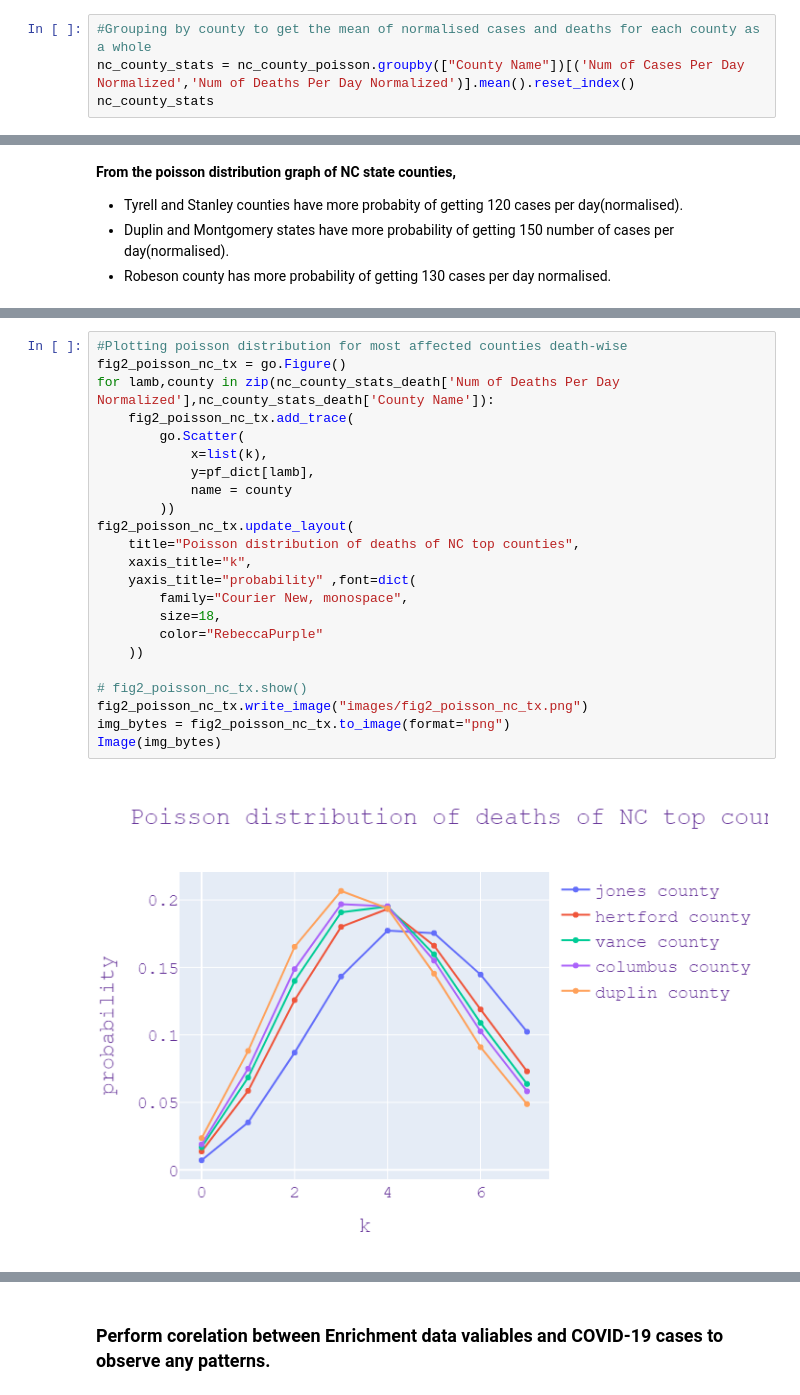
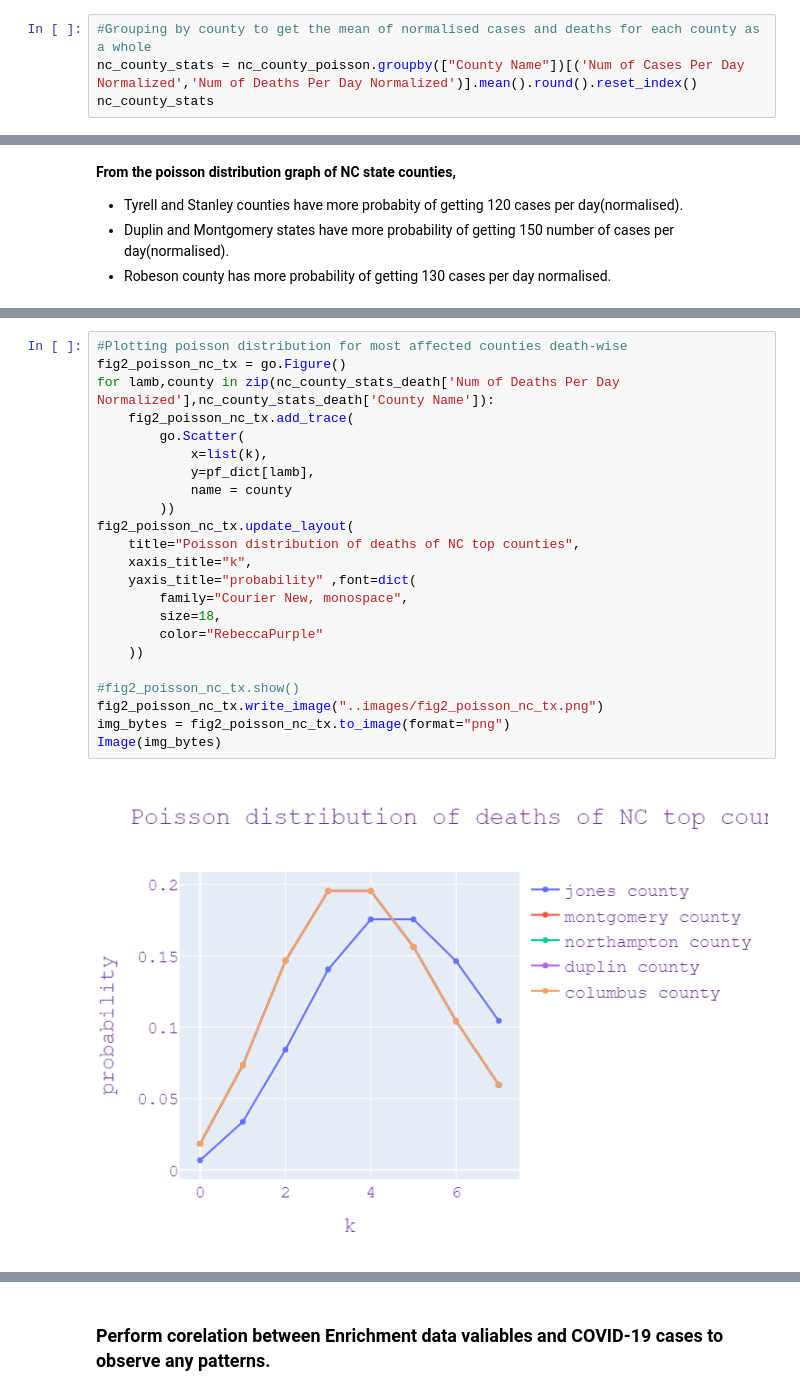
Before and after one commit to EricCortes14/Data-Science-COVID-19-Project, a Jupyter notebook: src/employment_stage2.ipynb, the cells around one changed output, grey strips where cells are left out. Drawn from its saved outputs; the diff is of its cells as text.

Commit message:
Updated images and notebook

```diff
--- a/src/employment_stage2.ipynb
+++ b/src/employment_stage2.ipynb
@@ -1179,7 +1208,7 @@ nc_state_possion
 23600 rows × 11 columns
 # %%
 #Grouping by county to get the mean of normalised cases and deaths for each county as a whole
-nc_county_stats = nc_county_poisson.groupby(["County Name"])[('Num of Cases Per Day Normalized','Num of Deaths Per Day Normalized')].mean().reset_index()
+nc_county_stats = nc_county_poisson.groupby(["County Name"])[('Num of Cases Per Day Normalized','Num of Deaths Per Day Normalized')].mean().round().reset_index()
 nc_county_stats
 # %% [output]
 |  | County Name | Num of Cases Per Day Normalized | Num of Deaths Per Day Normalized |
@@ -1273,27 +1302,27 @@ for lamb in nc_county_stats_death['Num of Deaths Per Day Normalized']:
 # %%
 #Plotting poisson distribution for most affected counties death-wise
 fig2_poisson_nc_tx = go.Figure()
 for lamb,county in zip(nc_county_stats_death['Num of Deaths Per Day Normalized'],nc_county_stats_death['County Name']):
     fig2_poisson_nc_tx.add_trace(
         go.Scatter(
             x=list(k),
             y=pf_dict[lamb],
             name = county
         ))
 fig2_poisson_nc_tx.update_layout(
     title="Poisson distribution of deaths of NC top counties",
     xaxis_title="k",
     yaxis_title="probability" ,font=dict(
         family="Courier New, monospace",
         size=18,
         color="RebeccaPurple"
     ))
 
-# fig2_poisson_nc_tx.show()
-fig2_poisson_nc_tx.write_image("images/fig2_poisson_nc_tx.png")
+#fig2_poisson_nc_tx.show()
+fig2_poisson_nc_tx.write_image("..images/fig2_poisson_nc_tx.png")
 img_bytes = fig2_poisson_nc_tx.to_image(format="png")
 Image(img_bytes)
 # %% [output]
-[figure, old version]
+[figure, new version]
 # %% [markdown]
 **From the poisson distribution graph of NC state counties deaths,**
```
Also changed, not shown: parts of 21 cells of this notebook, 3 other files.
